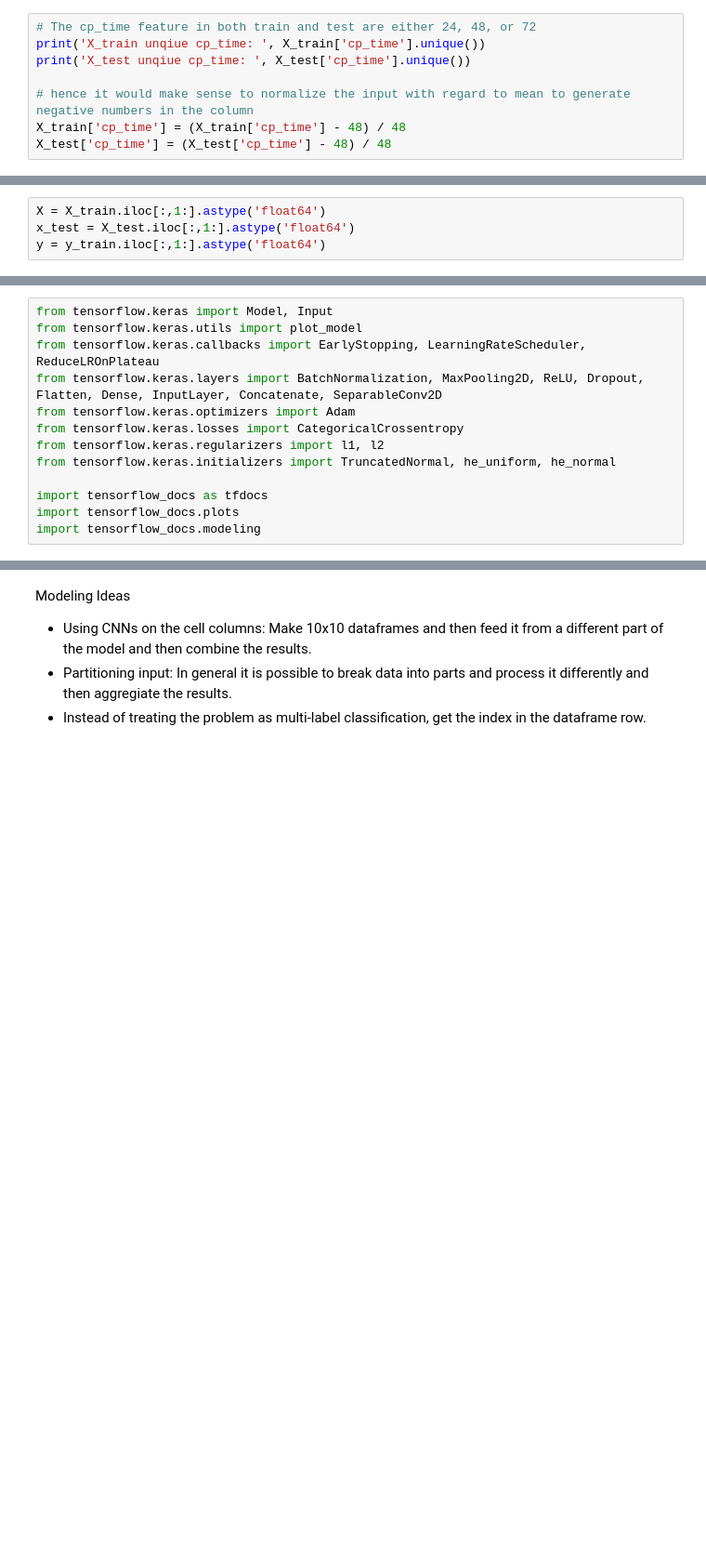
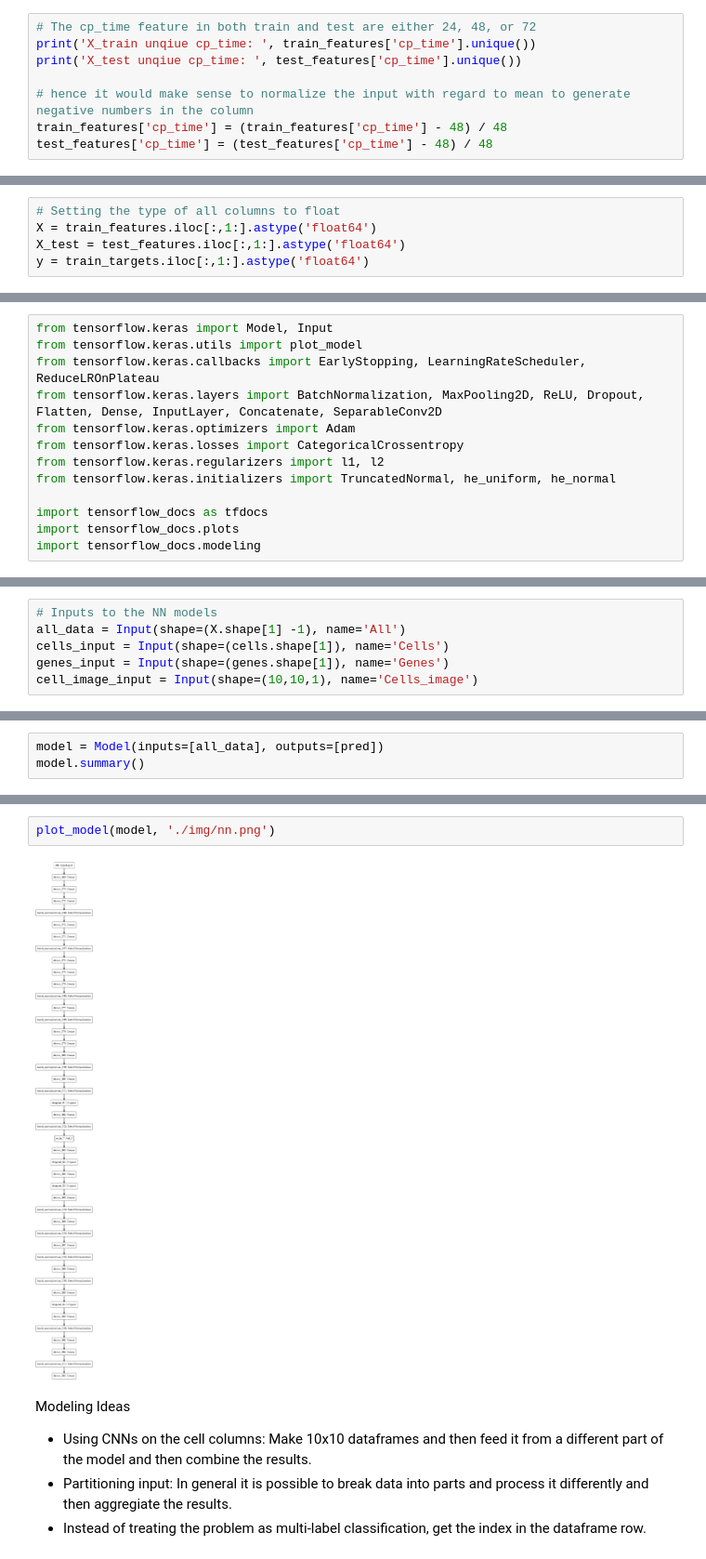
Before and after one commit to damoonsh/MoA, a Jupyter notebook: main.ipynb, the cells around one changed output, grey strips where cells are left out. Shown at 93% size. Drawn from its saved outputs; the diff is of its cells as text; blank space fills up the shorter version.

Commit message:
Huge regression model added.

```diff
--- a/main.ipynb
+++ b/main.ipynb
@@ -41,12 +42,12 @@ repitions = pd.DataFrame(y_train.describe().T['mean'] * y_train.shape[0])
 3. The other features (genes and cells) do not need normalizing since there is obviously some extreme values in them that will cause the model to train better
 # %%
 # The cp_time feature in both train and test are either 24, 48, or 72
-print('X_train unqiue cp_time: ', X_train['cp_time'].unique())
-print('X_test unqiue cp_time: ', X_test['cp_time'].unique())
+print('X_train unqiue cp_time: ', train_features['cp_time'].unique())
+print('X_test unqiue cp_time: ', test_features['cp_time'].unique())
 
 # hence it would make sense to normalize the input with regard to mean to generate negative numbers in the column
-X_train['cp_time'] = (X_train['cp_time'] - 48) / 48
-X_test['cp_time'] = (X_test['cp_time'] - 48) / 48
+train_features['cp_time'] = (train_features['cp_time'] - 48) / 48
+test_features['cp_time'] = (test_features['cp_time'] - 48) / 48
 # %% [output]
 X_train unqiue cp_time:  [24 72 48]
 X_test unqiue cp_time:  [24 72 48]
@@ -78,4 +63,5 @@ Length: 875, dtype: object
 # %%
-X = X_train.iloc[:,1:].astype('float64')
-x_test = X_test.iloc[:,1:].astype('float64')
-y = y_train.iloc[:,1:].astype('float64')
+# Setting the type of all columns to float
+X = train_features.iloc[:,1:].astype('float64')
+X_test = test_features.iloc[:,1:].astype('float64')
+y = train_targets.iloc[:,1:].astype('float64')
@@ -136,0 +97,6 @@ Length: 207, dtype: object
+# %%
+# Inputs to the NN models
+all_data = Input(shape=(X.shape[1] -1), name='All')
+cells_input = Input(shape=(cells.shape[1]), name='Cells')
+genes_input = Input(shape=(genes.shape[1]), name='Genes')
+cell_image_input = Input(shape=(10,10,1), name='Cells_image')
@@ -136,0 +157,3 @@ Length: 207, dtype: object
+# %%
+model = Model(inputs=[all_data], outputs=[pred])
+model.summary()
@@ -137,3 +178,7 @@ Length: 207, dtype: object
+# %%
+plot_model(model, './img/nn.png')
+# %% [output]
+[figure, added]
 # %% [markdown]
 Modeling Ideas
 - Using CNNs on the cell columns: Make 10x10 dataframes and then feed it from a different part of the model and then combine the results.
```
Also changed, not shown: parts of 14 cells of this notebook.
